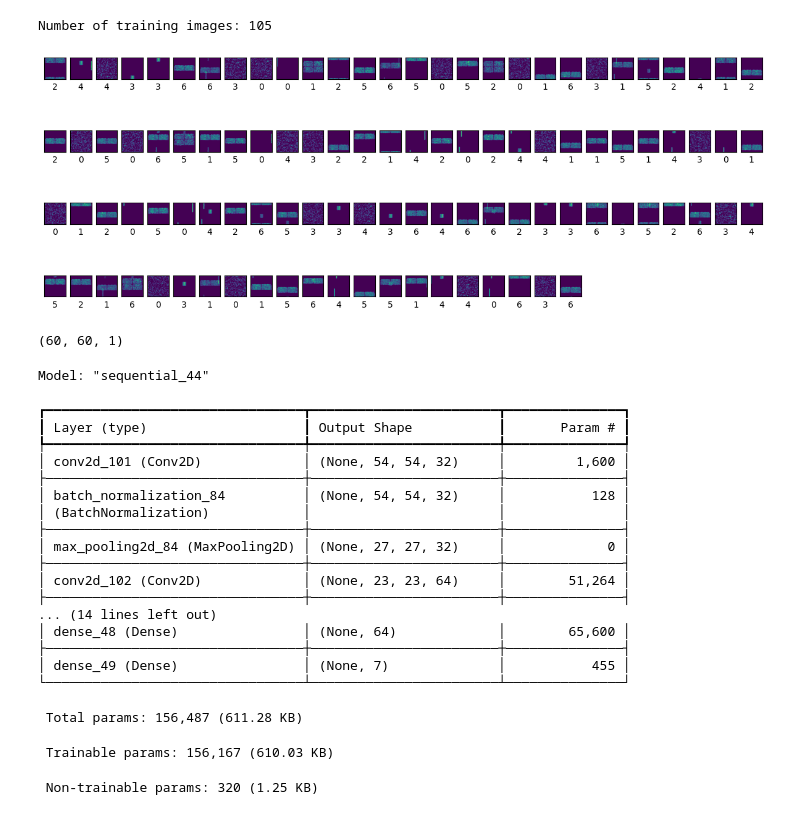
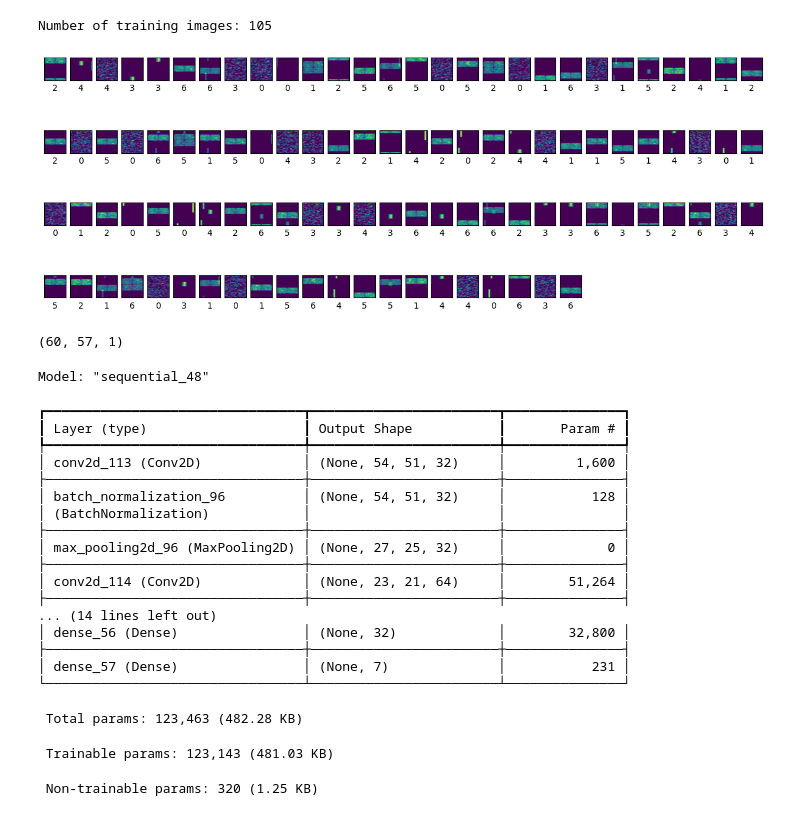
Before and after one commit to sds100/TinyMLSpectrumSensing, a Jupyter notebook: cnn.ipynb, the cells around one changed output. Cells and saved outputs as stored; diff of their text form; code cells hidden in the pictures.

```diff
--- a/cnn.ipynb
+++ b/cnn.ipynb
@@ -60,7 +60,7 @@ training_data: [(int, npt.NDArray[npt.NDArray[np.float32]])] = []
 downsample_resolution = 60
 
 K = 3
-L = 1
+L = 4
 D = 1
 
 for (class_index, (label, spec)) in enumerate(spectrograms.items()):
@@ -73,34 +73,34 @@ for (class_index, (label, spec)) in enumerate(spectrograms.items()):
     slices = split_spectrogram(spec, duration=500)
 
     downsampled_slices = [downsample_spectrogram(s.values, downsample_resolution) for s in slices]
     augmented_slices = [augment_spectrogram(s, K, L, D) for s in downsampled_slices]
 
     painted_slices = [paint_spectrogram(original, augmented) for (original, augmented) in
                       list(zip(downsampled_slices, augmented_slices))]
 
     digitized_slices = [digitize_spectrogram(s, 256) for s in augmented_slices]
 
     for s in digitized_slices:
         training_data.append((class_index, s))
 
 training_data = np.array(training_data, dtype=tuple)
 np.random.shuffle(training_data)
 
 print(f"Number of training images: {len(training_data)}")
 
 plt.figure(figsize=(15, 15))
 for i in range(len(training_data)):
     (label, image) = training_data[i]
     plt.subplot(10, 28, i + 1)
     plt.xticks([])
     plt.yticks([])
     plt.grid(False)
     plt.imshow(image)
     plt.xlabel(label)
 plt.show()
 # %% [output]
 Number of training images: 105
-[figure, old version]
+[figure, new version]
 # %%
 image_shape = training_data[0][1].shape
 # The input shape to the CNN is the height, width and number of color channels. The spectrograms
@@ -125,33 +125,33 @@ model.add(layers.MaxPooling2D((2, 2)))
 # Flatten the 3D image output to 1 dimension
 model.add(layers.Flatten())
 
-model.add(layers.Dense(64, activation='relu'))
+model.add(layers.Dense(32, activation='relu'))
 
 label_count = len(spectrograms)
 model.add(layers.Dense(label_count))
 model.summary()
 # %% [output]
-(60, 60, 1)
+(60, 57, 1)
-Model: "sequential_44"
+Model: "sequential_48"
 ┏━━━━━━━━━━━━━━━━━━━━━━━━━━━━━━━━━┳━━━━━━━━━━━━━━━━━━━━━━━━┳━━━━━━━━━━━━━━━┓
 ┃ Layer (type)                    ┃ Output Shape           ┃       Param # ┃
 ┡━━━━━━━━━━━━━━━━━━━━━━━━━━━━━━━━━╇━━━━━━━━━━━━━━━━━━━━━━━━╇━━━━━━━━━━━━━━━┩
-│ conv2d_101 (Conv2D)             │ (None, 54, 54, 32)     │         1,600 │
+│ conv2d_113 (Conv2D)             │ (None, 54, 51, 32)     │         1,600 │
 ├─────────────────────────────────┼────────────────────────┼───────────────┤
-│ batch_normalization_84          │ (None, 54, 54, 32)     │           128 │
+│ batch_normalization_96          │ (None, 54, 51, 32)     │           128 │
 │ (BatchNormalization)            │                        │               │
 ├─────────────────────────────────┼────────────────────────┼───────────────┤
-│ max_pooling2d_84 (MaxPooling2D) │ (None, 27, 27, 32)     │             0 │
+│ max_pooling2d_96 (MaxPooling2D) │ (None, 27, 25, 32)     │             0 │
 ├─────────────────────────────────┼────────────────────────┼───────────────┤
-│ conv2d_102 (Conv2D)             │ (None, 23, 23, 64)     │        51,264 │
+│ conv2d_114 (Conv2D)             │ (None, 23, 21, 64)     │        51,264 │
 ├─────────────────────────────────┼────────────────────────┼───────────────┤
 ... (14 lines left out)
-│ dense_48 (Dense)                │ (None, 64)             │        65,600 │
+│ dense_56 (Dense)                │ (None, 32)             │        32,800 │
 ├─────────────────────────────────┼────────────────────────┼───────────────┤
-│ dense_49 (Dense)                │ (None, 7)              │           455 │
+│ dense_57 (Dense)                │ (None, 7)              │           231 │
 └─────────────────────────────────┴────────────────────────┴───────────────┘
- Total params: 156,487 (611.28 KB)
+ Total params: 123,463 (482.28 KB)
- Trainable params: 156,167 (610.03 KB)
+ Trainable params: 123,143 (481.03 KB)
  Non-trainable params: 320 (1.25 KB)
 # %%
 model.compile(optimizer='adam',
```
Also changed, not shown: parts of 1 cell of this notebook.
